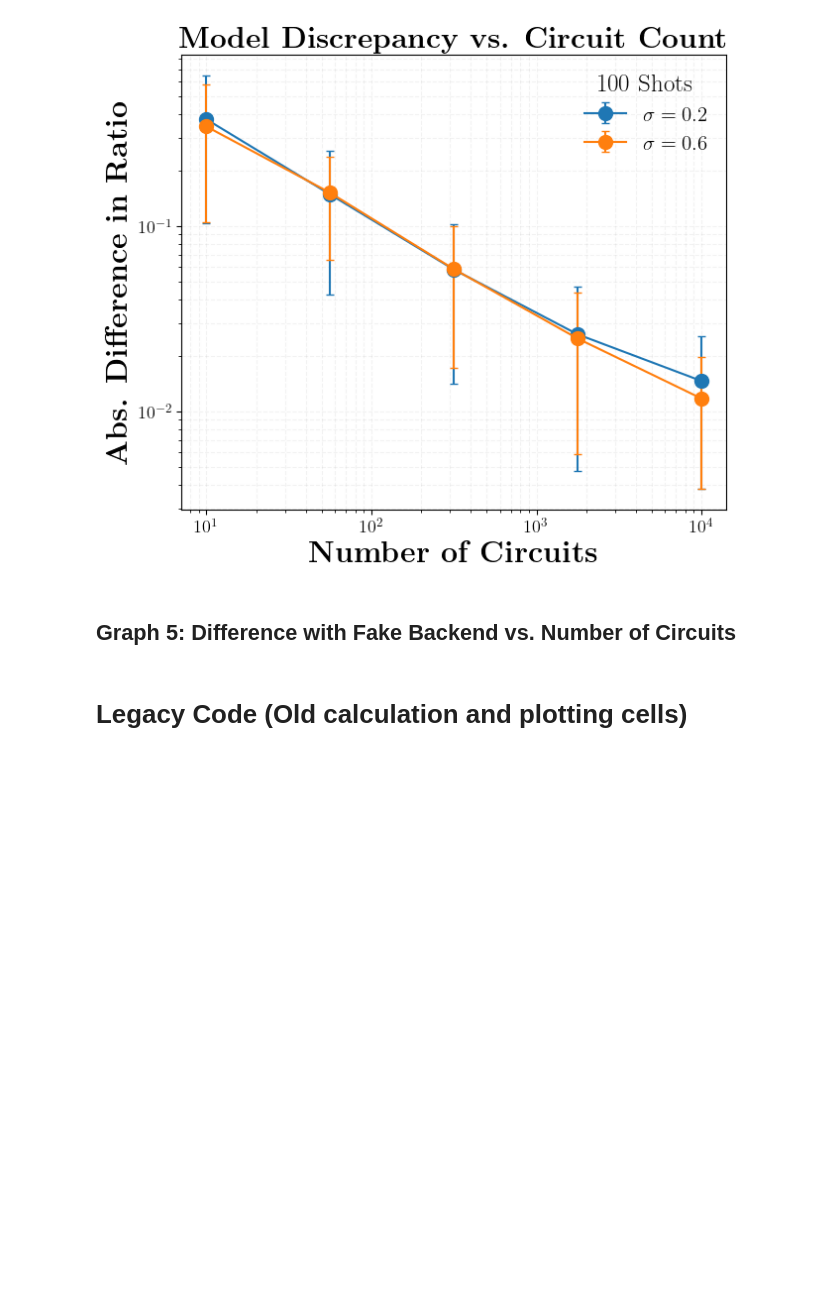
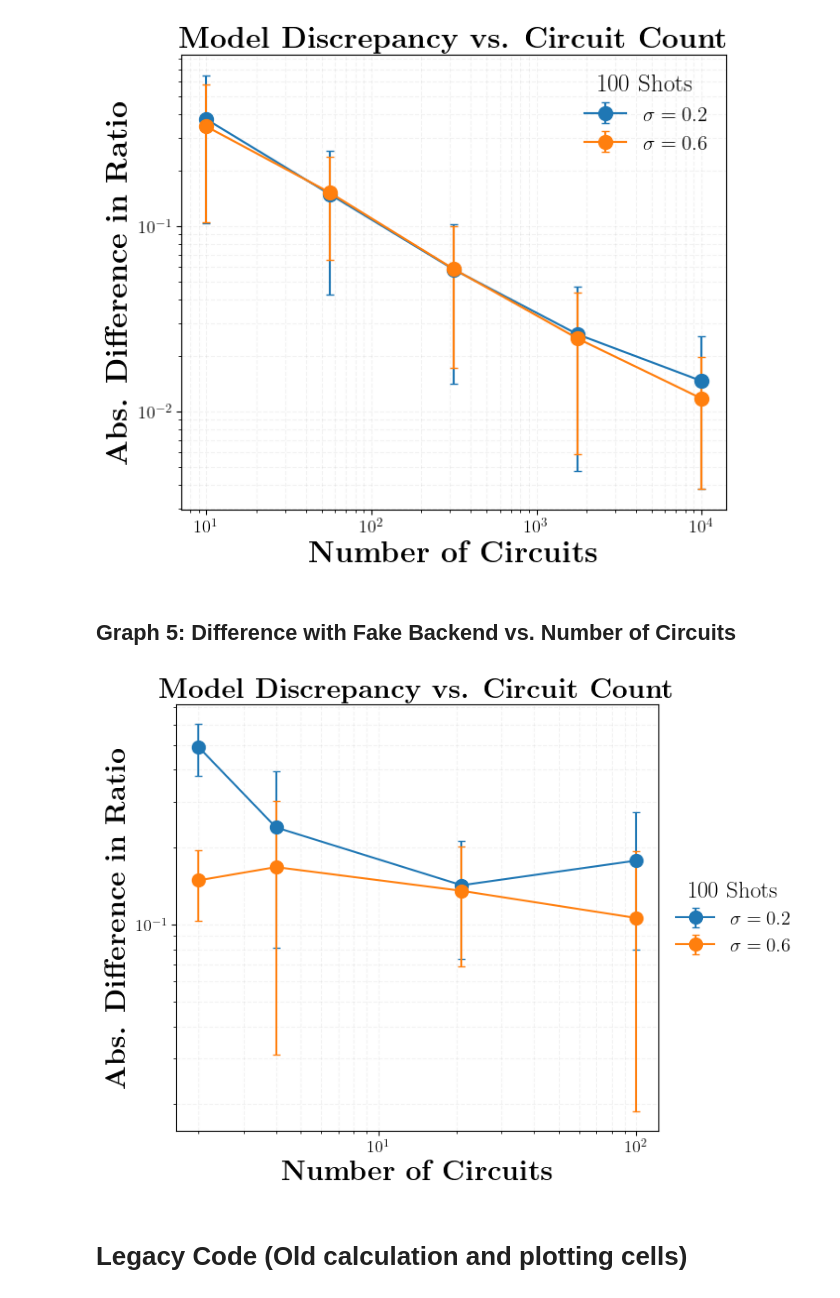
Before and after one commit to shrapp/thermal_tfim, a Jupyter notebook: thesis_graphs.ipynb, the cells around one changed output. Cells and saved outputs as stored; diff of their text form; code cells hidden in the pictures; blank space fills up the shorter version.

```diff
--- a/thesis_graphs.ipynb
+++ b/thesis_graphs.ipynb
@@ -290,8 +299,8 @@ g4_params = {
 }
 # --- Graph 5 Parameters ---
 g5_params = {
-    'num_qubits': 6, 'steps': 30, 'num_circuits_list': [int(i) for i in np.logspace(1, 4, 5)],
-    'noise_param': 1.0, 'num_shots': 10000
+    'num_qubits': 6, 'steps': 30, 'num_circuits_list': [2, 4, 21, 100],
+    'noise_params_list': [0.2, 0.6], 'num_shots': 100
 }
 # %%
 def calculate_all_data():
@@ -362,13 +371,13 @@ except (FileNotFoundError, EOFError):
     print(f"Could not load data for Graph 4. Calculating new data...")
     all_data['graph4'] = calculate_graph4_data(g4_params, DATA_FILENAMES['graph4'])
 
-# try:
-#     with open(DATA_FILENAMES['graph5'], 'rb') as f:
-#         all_data['graph5'] = pickle.load(f)
-#     print(f"Successfully loaded data from {DATA_FILENAMES['graph5']}")
-# except (FileNotFoundError, EOFError):
-#     print(f"Could not load data for Graph 5. Calculating new data...")
-#     all_data['graph5'] = calculate_graph5_data(g5_params, DATA_FILENAMES['graph5'])
+try:
+    with open(DATA_FILENAMES['graph5'], 'rb') as f:
+        all_data['graph5'] = pickle.load(f)
+    print(f"Successfully loaded data from {DATA_FILENAMES['graph5']}")
+except (FileNotFoundError, EOFError):
+    print(f"Could not load data for Graph 5. Calculating new data...")
+    all_data['graph5'] = calculate_graph5_data(g5_params, DATA_FILENAMES['graph5'])
 # %% [output]
 Successfully loaded data from graph1_2_data.pkl
 Successfully loaded data from graph3_data.pkl
@@ -518,26 +528,31 @@ plt.show()
 # %%
 pyplot_settings()
 fig, ax = plt.subplots(1, 1, figsize=(8, 6))
 graph_data = all_data['graph5']
 p = graph_data['params']
 results = graph_data['results']
 x = np.array(p['num_circuits_list'])
-noise_param = p['noise_param']
-y = [np.abs(results[nc][noise_param]['momentum_ratio_independent_modes'] - results[nc][noise_param]['qiskit_ratio_r']) for nc in x]
 
-ax.plot(x, y, 'o-')
+for noise_param in p['noise_params_list']:
+    y_mean = [results[nc][noise_param]['diff_mean'] for nc in x]
+    y_std = [results[nc][noise_param]['diff_std'] for nc in x]
+    ax.errorbar(x, y_mean, yerr=y_std, fmt='o-', capsize=3, label=f'$\\sigma={noise_param}$')
 
 ax.set_xscale('log')
 ax.set_yscale('log')
 ax.set_xlabel(r'\textbf{Number of Circuits}')
 ax.set_ylabel(r'\textbf{Abs. Difference in Ratio}')
-ax.set_title(r'\textbf{Model Discrepancy vs. Circuit Count (Fake Backend)}')
+ax.set_title(r'\textbf{Model Discrepancy vs. Circuit Count}')
 ax.grid(True)
+legend_title = f"{p['num_shots']} Shots"
+ax.legend(title=legend_title, loc='center left', bbox_to_anchor=(1, 0.5))
 
 plt.tight_layout()
 # plot_filename = get_dated_plot_path(f"Diff_vs_circs_fake_backend_N{NUM_QUBITS}.svg")
 # plt.savefig(plot_filename, bbox_inches='tight')
 plt.show()
+# %% [output]
+[figure, added]
 # %% [markdown]
 # Legacy Code (Old calculation and plotting cells)
 # %% [markdown]
```
Also changed, not shown: parts of 4 cells of this notebook, 1 other file.
